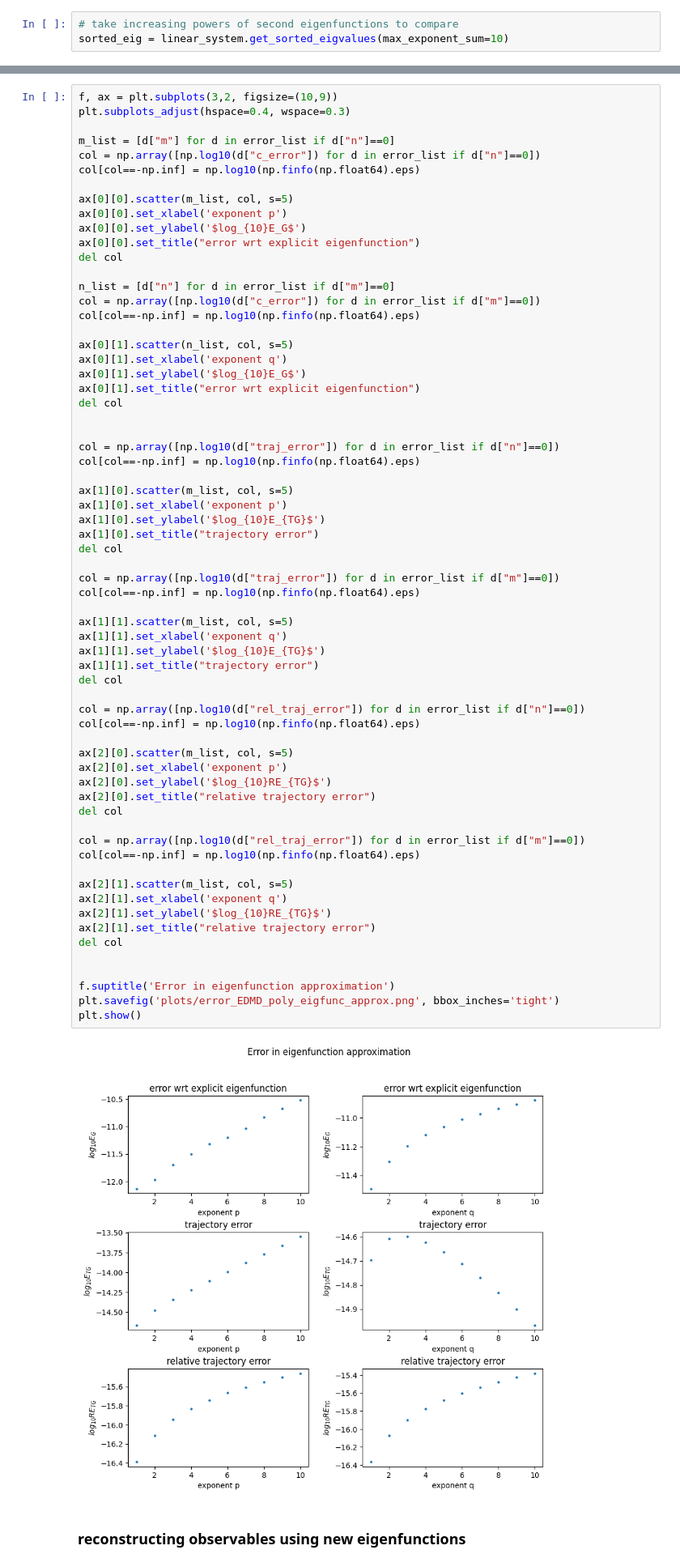
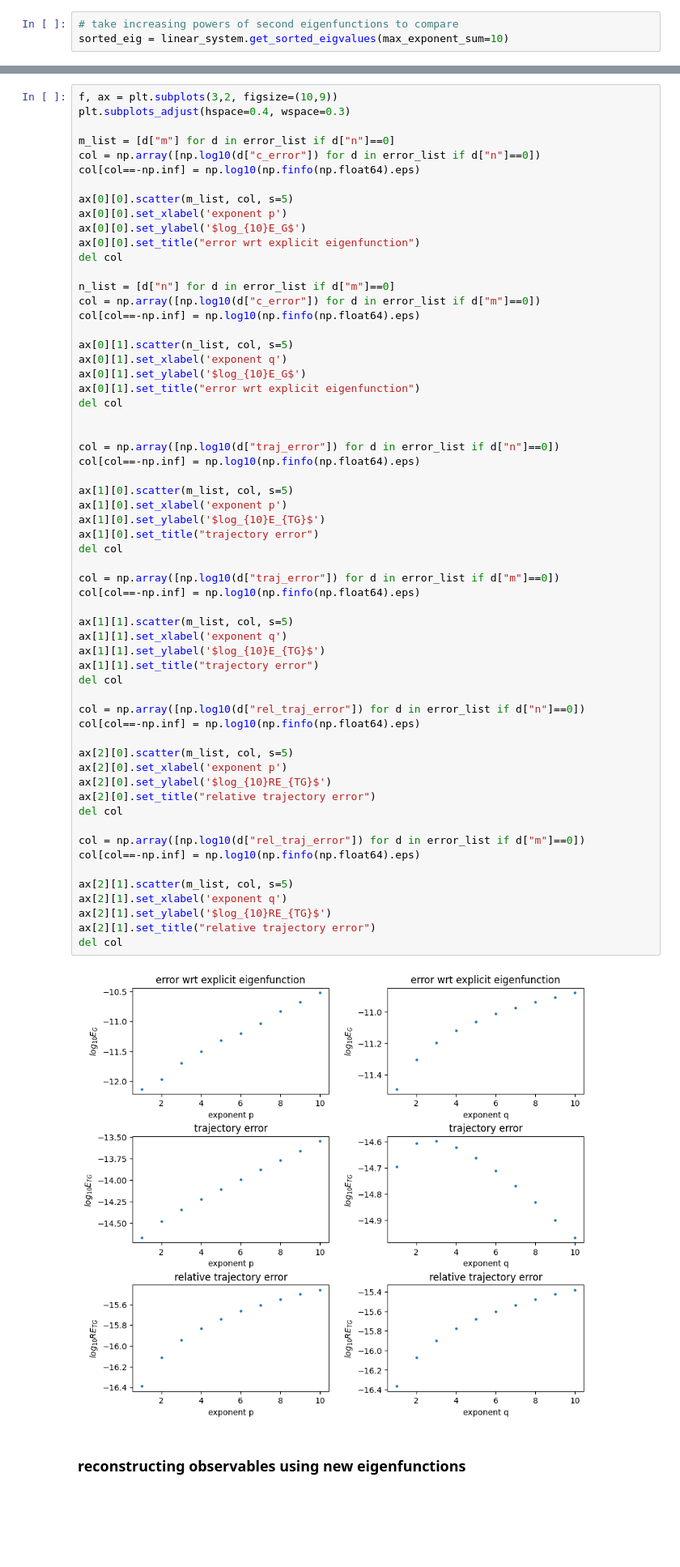
Before and after one commit to saksham219/koopman_eigensolvers, a Jupyter notebook: extend_linear_system_eigenfunctions.ipynb, the cells around one changed output, grey strips where cells are left out. Shown at 81% size. Drawn from its saved outputs; the diff is of its cells as text; blank space fills up the shorter version.

```diff
--- a/extend_linear_system_eigenfunctions.ipynb
+++ b/extend_linear_system_eigenfunctions.ipynb
@@ -395,39 +404,34 @@ ax[1][0].set_ylabel('$log_{10}E_{TG}$')
 ax[1][0].set_title("trajectory error")
 del col
 
 col = np.array([np.log10(d["traj_error"]) for d in error_list if d["m"]==0])
 col[col==-np.inf] = np.log10(np.finfo(np.float64).eps)
 
 ax[1][1].scatter(m_list, col, s=5)
 ax[1][1].set_xlabel('exponent q')
 ax[1][1].set_ylabel('$log_{10}E_{TG}$')
 ax[1][1].set_title("trajectory error")
 del col
 
 col = np.array([np.log10(d["rel_traj_error"]) for d in error_list if d["n"]==0])
 col[col==-np.inf] = np.log10(np.finfo(np.float64).eps)
 
 ax[2][0].scatter(m_list, col, s=5)
 ax[2][0].set_xlabel('exponent p')
 ax[2][0].set_ylabel('$log_{10}RE_{TG}$')
 ax[2][0].set_title("relative trajectory error")
 del col
 
 col = np.array([np.log10(d["rel_traj_error"]) for d in error_list if d["m"]==0])
 col[col==-np.inf] = np.log10(np.finfo(np.float64).eps)
 
 ax[2][1].scatter(m_list, col, s=5)
 ax[2][1].set_xlabel('exponent q')
 ax[2][1].set_ylabel('$log_{10}RE_{TG}$')
 ax[2][1].set_title("relative trajectory error")
 del col
-
-
-f.suptitle('Error in eigenfunction approximation')
-plt.savefig('plots/error_EDMD_poly_eigfunc_approx.png', bbox_inches='tight')
-plt.show()
 # %% [output]
-[figure, old version]
+[figure, new version]
 # %% [markdown]
 ### reconstructing observables using new eigenfunctions
 # %%
```
Also changed, not shown: parts of 8 cells of this notebook, 1 other file.
